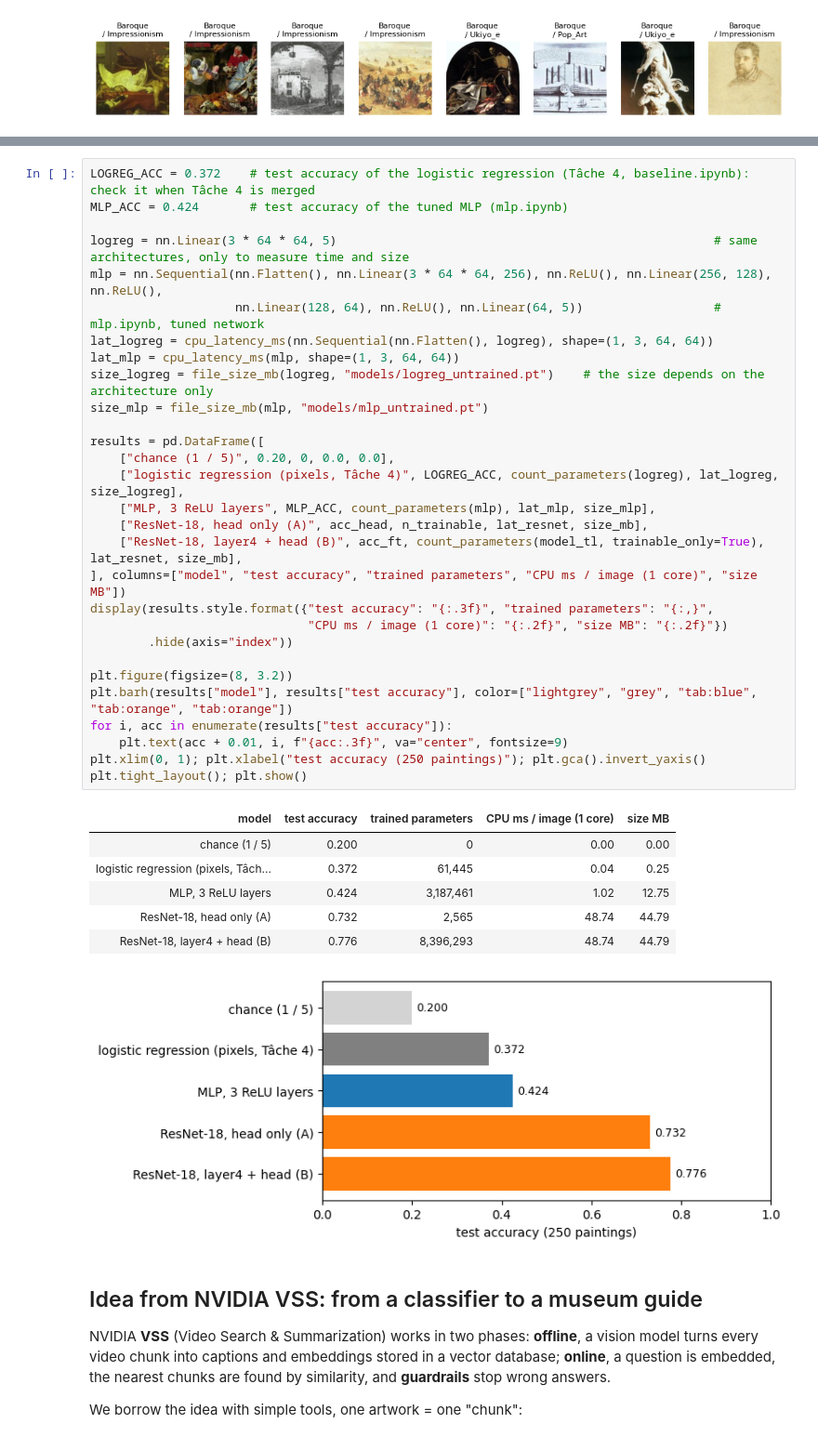
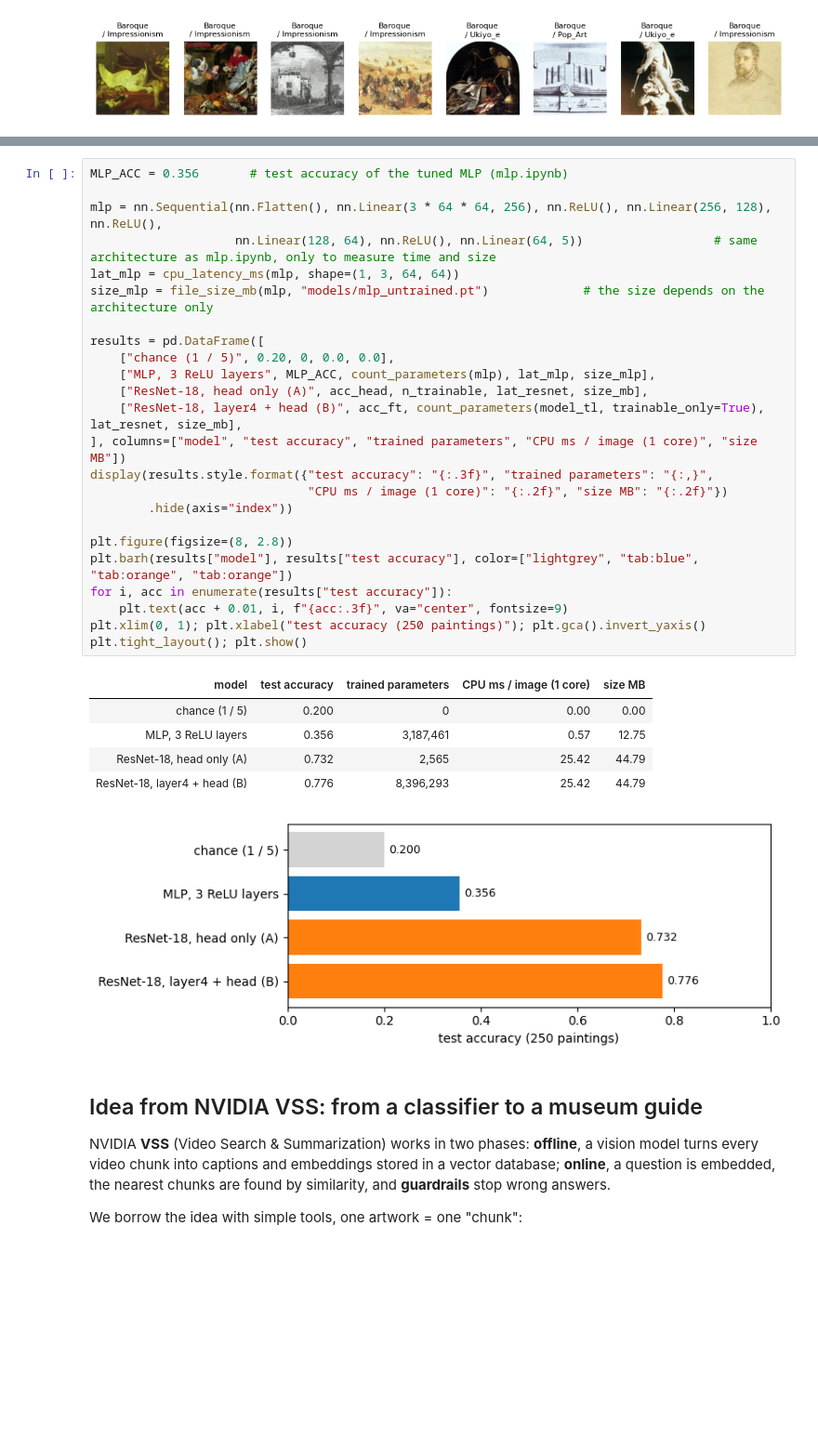
Before and after one commit to raniamehria/museum-guide, a Jupyter notebook: notebook/resnet.ipynb, the cells around one changed output, grey strips where cells are left out. Shown at 93% size. Cells and saved outputs as stored; diff of their text form; blank space fills up the shorter version.

Commit message:
refactor(resnet): compare with the MLP only (0.356 from PR #4)

```diff
--- a/notebook/resnet.ipynb
+++ b/notebook/resnet.ipynb
@@ -359,41 +361,35 @@ Same split, same 250 test images. The MLP number comes from `mlp.ipynb` (Tâche
 The CPU time is measured here for every model with the same function (1 image, like one visitor at a kiosk); it does not depend on the trained weights, only on the architecture.
 # %%
-LOGREG_ACC = 0.372    # test accuracy of the logistic regression (Tâche 4, baseline.ipynb): check it when Tâche 4 is merged
-MLP_ACC = 0.424       # test accuracy of the tuned MLP (mlp.ipynb)
+MLP_ACC = 0.356       # test accuracy of the tuned MLP (mlp.ipynb)
 
-logreg = nn.Linear(3 * 64 * 64, 5)                                                    # same architectures, only to measure time and size
 mlp = nn.Sequential(nn.Flatten(), nn.Linear(3 * 64 * 64, 256), nn.ReLU(), nn.Linear(256, 128), nn.ReLU(),
-                    nn.Linear(128, 64), nn.ReLU(), nn.Linear(64, 5))                  # mlp.ipynb, tuned network
-lat_logreg = cpu_latency_ms(nn.Sequential(nn.Flatten(), logreg), shape=(1, 3, 64, 64))
+                    nn.Linear(128, 64), nn.ReLU(), nn.Linear(64, 5))                  # same architecture as mlp.ipynb, only to measure time and size
 lat_mlp = cpu_latency_ms(mlp, shape=(1, 3, 64, 64))
-size_logreg = file_size_mb(logreg, "models/logreg_untrained.pt")    # the size depends on the architecture only
-size_mlp = file_size_mb(mlp, "models/mlp_untrained.pt")
+size_mlp = file_size_mb(mlp, "models/mlp_untrained.pt")             # the size depends on the architecture only
 
 results = pd.DataFrame([
     ["chance (1 / 5)", 0.20, 0, 0.0, 0.0],
-    ["logistic regression (pixels, Tâche 4)", LOGREG_ACC, count_parameters(logreg), lat_logreg, size_logreg],
     ["MLP, 3 ReLU layers", MLP_ACC, count_parameters(mlp), lat_mlp, size_mlp],
     ["ResNet-18, head only (A)", acc_head, n_trainable, lat_resnet, size_mb],
     ["ResNet-18, layer4 + head (B)", acc_ft, count_parameters(model_tl, trainable_only=True), lat_resnet, size_mb],
 ], columns=["model", "test accuracy", "trained parameters", "CPU ms / image (1 core)", "size MB"])
 display(results.style.format({"test accuracy": "{:.3f}", "trained parameters": "{:,}",
                               "CPU ms / image (1 core)": "{:.2f}", "size MB": "{:.2f}"})
         .hide(axis="index"))
 
-plt.figure(figsize=(8, 3.2))
-plt.barh(results["model"], results["test accuracy"], color=["lightgrey", "grey", "tab:blue", "tab:orange", "tab:orange"])
+plt.figure(figsize=(8, 2.8))
+plt.barh(results["model"], results["test accuracy"], color=["lightgrey", "tab:blue", "tab:orange", "tab:orange"])
 for i, acc in enumerate(results["test accuracy"]):
     plt.text(acc + 0.01, i, f"{acc:.3f}", va="center", fontsize=9)
 plt.xlim(0, 1); plt.xlabel("test accuracy (250 paintings)"); plt.gca().invert_yaxis()
 plt.tight_layout(); plt.show()
 # %% [output]
 | model | test accuracy | trained parameters | CPU ms / image (1 core) | size MB |
 | chance (1 / 5) | 0.200 | 0 | 0.00 | 0.00 |
-| logistic regression (pixels, Tâch... | 0.372 | 61,445 | 0.04 | 0.25 |
-| MLP, 3 ReLU layers | 0.424 | 3,187,461 | 1.02 | 12.75 |
-| ResNet-18, head only (A) | 0.732 | 2,565 | 48.74 | 44.79 |
-| ResNet-18, layer4 + head (B) | 0.776 | 8,396,293 | 48.74 | 44.79 |
+| MLP, 3 ReLU layers | 0.356 | 3,187,461 | 0.57 | 12.75 |
+| ResNet-18, head only (A) | 0.732 | 2,565 | 25.42 | 44.79 |
+| ResNet-18, layer4 + head (B) | 0.776 | 8,396,293 | 25.42 | 44.79 |
-[figure, old version]
+[figure, new version]
 # %% [markdown]
 ## Idea from NVIDIA VSS: from a classifier to a museum guide
 NVIDIA **VSS** (Video Search & Summarization) works in two phases: **offline**, a vision model turns every video chunk into captions and embeddings stored in a vector database; **online**, a question is embedded, the nearest chunks are found by similarity, and **guardrails** stop wrong answers.
```
Also changed, not shown: parts of 7 cells of this notebook.
